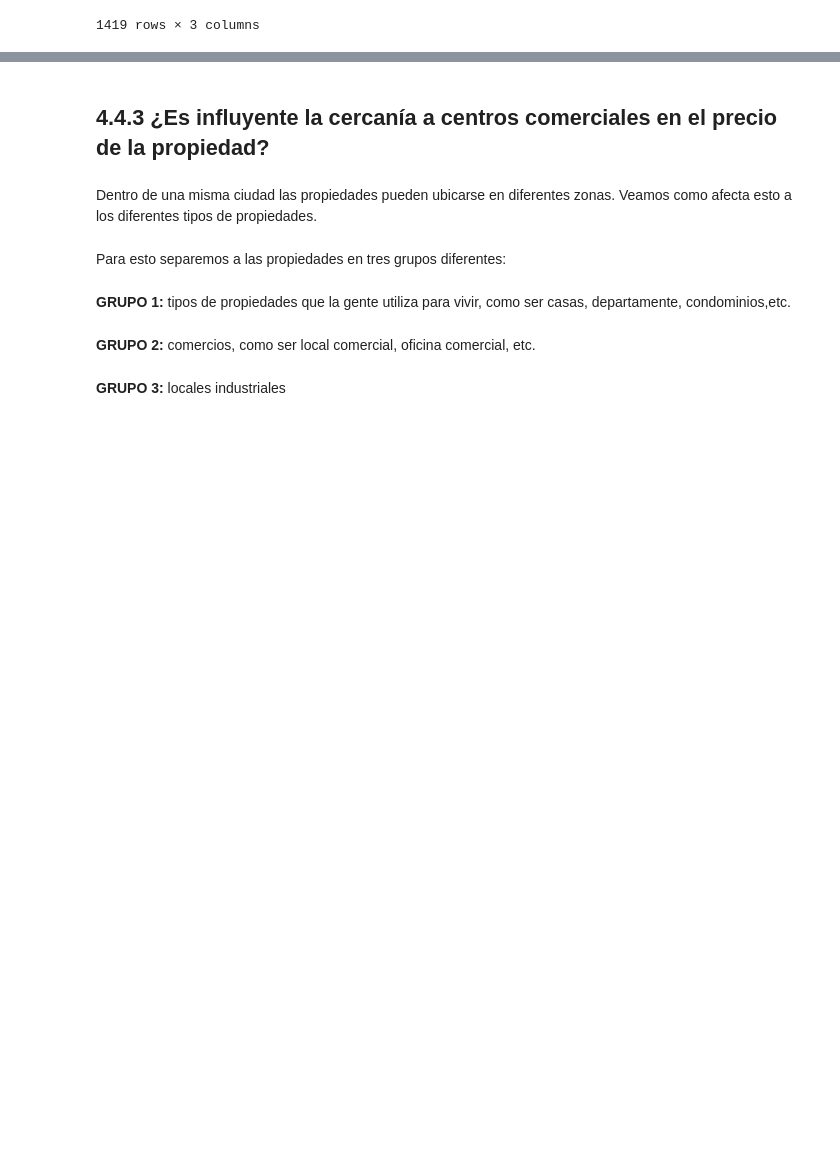
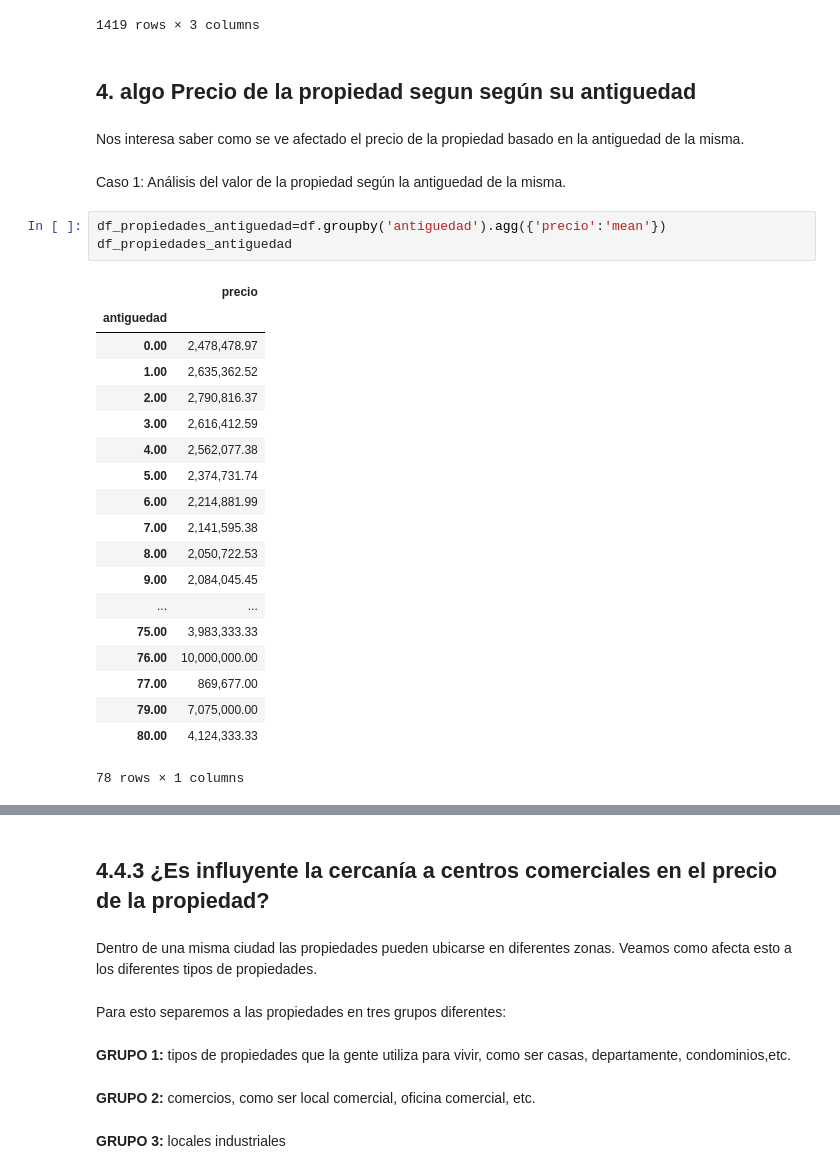
Before and after one commit to tomasSabao/TP1-OrganizacionDeDatos, a Jupyter notebook: TP119.9Dario.ipynb, the cells around one changed output, grey strips where cells are left out. Drawn from its saved outputs; the diff is of its cells as text; blank space fills up the shorter version.

```diff
--- a/TP119.9Dario.ipynb
+++ b/TP119.9Dario.ipynb
@@ -450,3 +450,32 @@ df_muestra
 | ácámbaro | 1.00 | 1,020,000.00 | 1,020,000.00 | 0.00 |
 |  | 5.00 | 8,000,000.00 | 8,000,000.00 | 0.00 |
 1419 rows × 3 columns
+# %% [markdown]
+## 4. algo    Precio de la propiedad segun según su antiguedad
+# %% [markdown]
+Nos interesa saber como se ve afectado el precio de la propiedad basado en la antiguedad de la misma.
+# %% [markdown]
+Caso 1: Análisis del valor de la propiedad según la antiguedad de la misma.
+# %%
+df_propiedades_antiguedad=df.groupby('antiguedad').agg({'precio':'mean'})
+df_propiedades_antiguedad
+# %% [output]
+|  | precio |
+| antiguedad |  |
+| 0.00 | 2,478,478.97 |
+| 1.00 | 2,635,362.52 |
+| 2.00 | 2,790,816.37 |
+| 3.00 | 2,616,412.59 |
+| 4.00 | 2,562,077.38 |
+| 5.00 | 2,374,731.74 |
+| 6.00 | 2,214,881.99 |
+| 7.00 | 2,141,595.38 |
+| 8.00 | 2,050,722.53 |
+| 9.00 | 2,084,045.45 |
+| ... | ... |
+| 75.00 | 3,983,333.33 |
+| 76.00 | 10,000,000.00 |
+| 77.00 | 869,677.00 |
+| 79.00 | 7,075,000.00 |
+| 80.00 | 4,124,333.33 |
+78 rows × 1 columns
```
Also changed, not shown: parts of 5 cells of this notebook.
